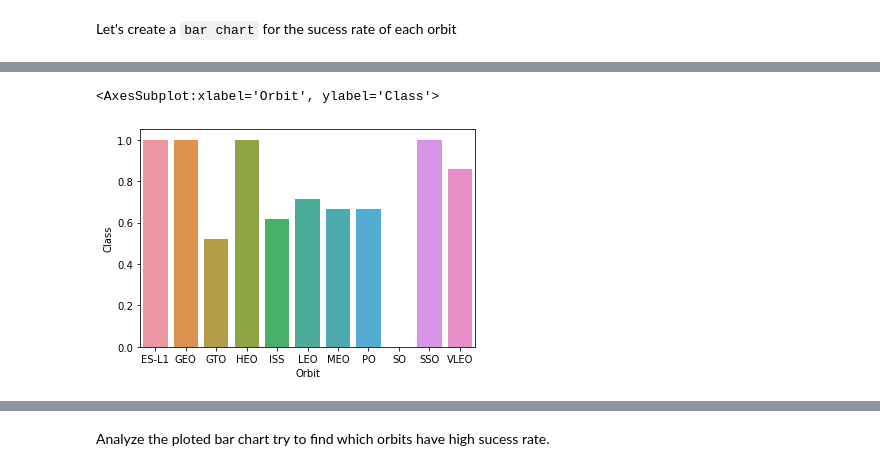
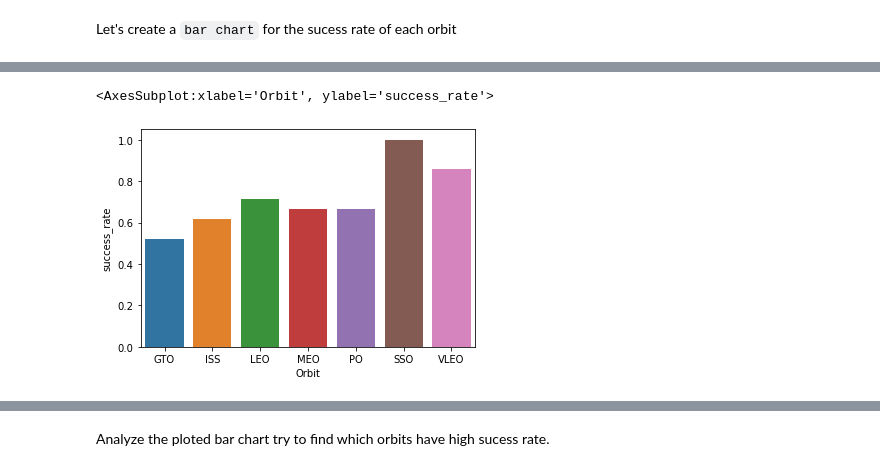
Before and after one commit to smbauer/ibm_ds_capstone, a Jupyter notebook: EDA with Visualization.ipynb, the cells around one changed output, grey strips where cells are left out. Cells and saved outputs as stored; diff of their text form; code cells hidden in the pictures.

```diff
--- a/EDA with Visualization.ipynb
+++ b/EDA with Visualization.ipynb
@@ -114,7 +114,7 @@ Next, we want to visually check if there are any relationship between success ra
 Let's create a `bar chart` for the sucess rate of each orbit
 # %%
 # HINT use groupby method on Orbit column and get the mean of Class column
-orbit_success = df.groupby('Orbit').aggregate({'Class':'mean'})
-#orbit_success.plot.bar()
+orbit_success = df.groupby('Orbit').agg(success_rate=pd.NamedAgg(column='Class', aggfunc='mean'),
+                                        counts=pd.NamedAgg(column='Orbit', aggfunc='size'))
 orbit_success
 # %% [output]
@@ -135,0 +134,5 @@ orbit_success.reset_index(inplace=True)
+# %%
+#filter out the orbits with only 1 flight
+orbit_success = orbit_success[orbit_success['counts']>1]
+orbit_success.reset_index(inplace=True)
+orbit_success
@@ -136,5 +148,5 @@ orbit_success.reset_index(inplace=True)
 # %%
-sns.barplot(x='Orbit', y='Class', data=orbit_success)
+sns.barplot(x='Orbit', y='success_rate', data=orbit_success)
 # %% [output]
-<AxesSubplot:xlabel='Orbit', ylabel='Class'>
+<AxesSubplot:xlabel='Orbit', ylabel='success_rate'>
-[figure, old version]
+[figure, new version]
```
Also changed, not shown: parts of 5 cells of this notebook.
